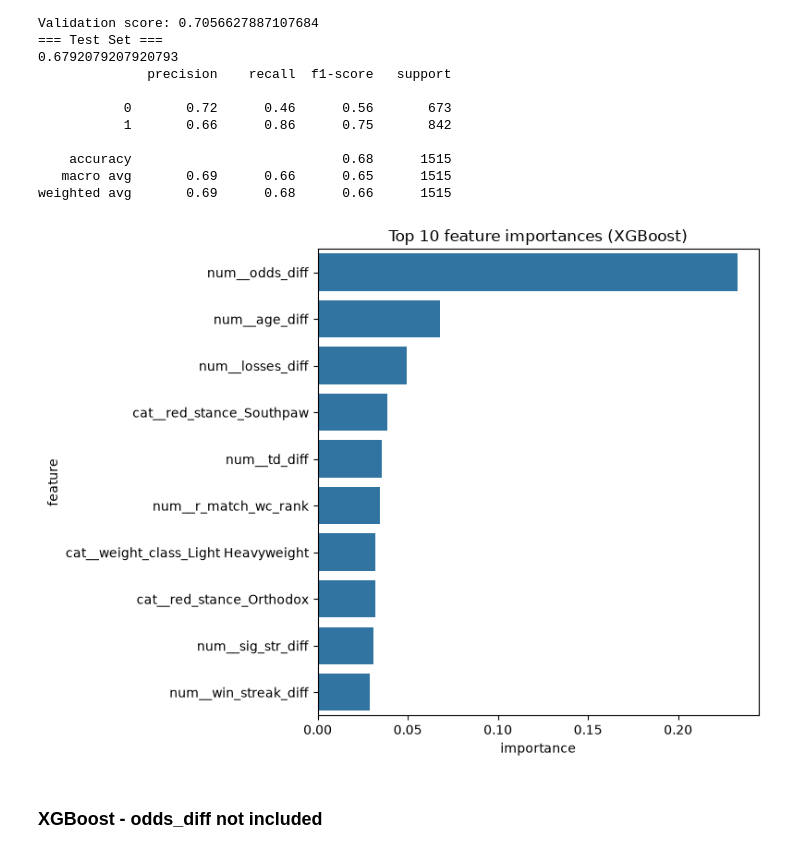
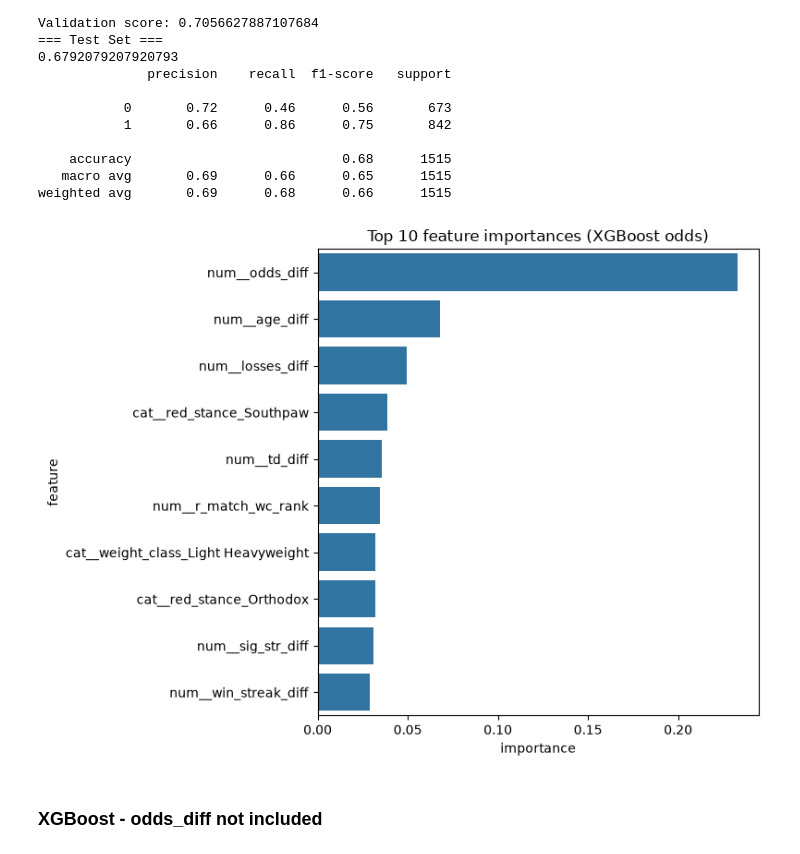
Before and after one commit to kormakursnorra/MachineLearningRepo, a Jupyter notebook: Project1/src/clean_notebook.ipynb, the cells around one changed output. Drawn from its saved outputs; the diff is of its cells as text; code cells hidden in the pictures.

```diff
--- a/Project1/src/clean_notebook.ipynb
+++ b/Project1/src/clean_notebook.ipynb
@@ -494,24 +494,24 @@ weighted avg       0.69      0.68      0.66      1515
 # %%
 best_model = grid_search_odds.best_estimator_
 xgb_clf = best_model.named_steps["clf"]
 
 # Get feature names after one-hot encoding
 feature_names = best_model.named_steps["preprocess"].get_feature_names_out()
 
 importances = xgb_clf.feature_importances_
 importance_df = pd.DataFrame({
     "feature": feature_names,
     "importance": importances
 }).sort_values("importance", ascending=False)
 
 plt.figure(figsize=(8, 6))
 sns.barplot(data=importance_df.head(10), x="importance", y="feature")
-plt.title("Top 10 feature importances (XGBoost)")
+plt.title("Top 10 feature importances (XGBoost odds)")
 plt.tight_layout()
 plt.savefig('../media/xbg_odds_feature_importance.png', dpi=150)
 plt.show()
 # %% [output]
-[figure, old version]
+[figure, new version]
 # %% [markdown]
 ### XGBoost - odds_diff not included
 # %%
```
Also changed, not shown: parts of 4 cells of this notebook, 3 other files.
